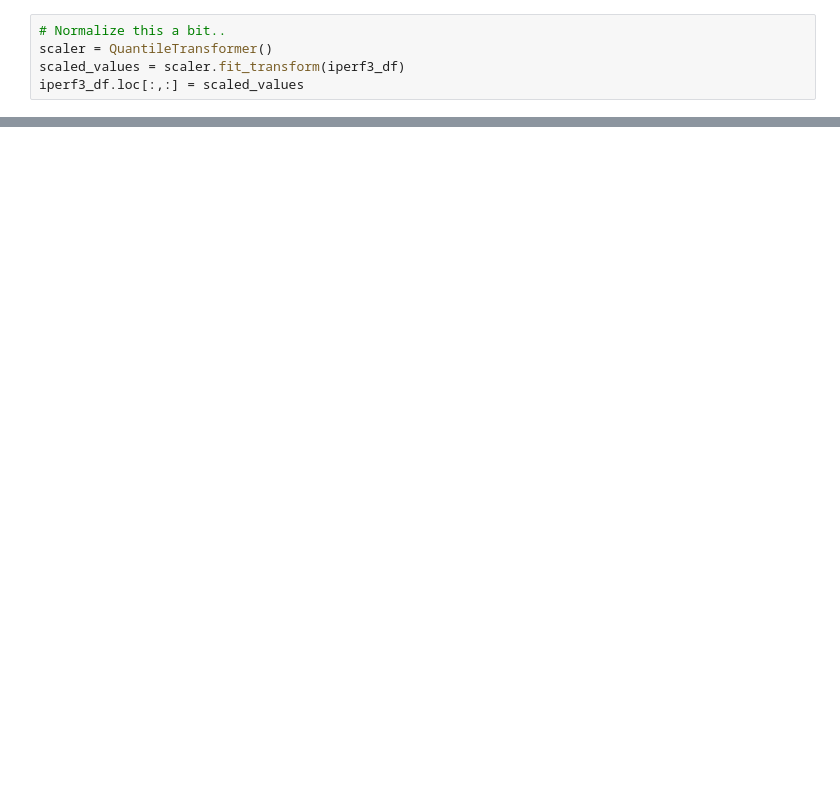
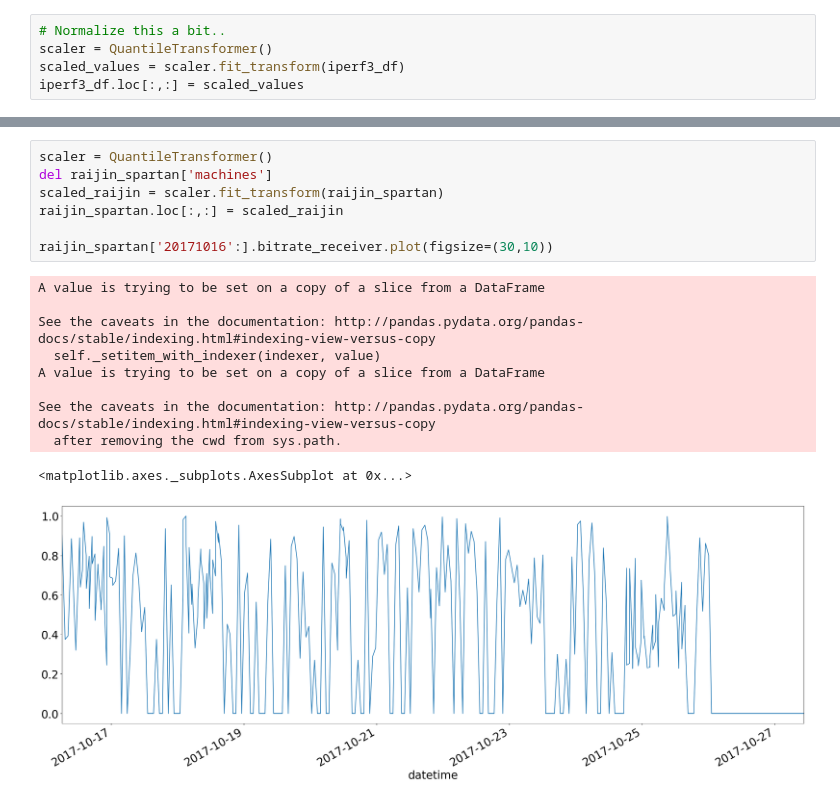
Before and after one commit to umccr/cloudcosts, a Jupyter notebook: iperf3_hpc_bitrates.ipynb, the cells around one changed output, grey strips where cells are left out. Cells and saved outputs as stored; diff of their text form; blank space fills up the shorter version.

```diff
--- a/iperf3_hpc_bitrates.ipynb
+++ b/iperf3_hpc_bitrates.ipynb
@@ -129,0 +190,18 @@ iperf3_df['20171016':].bitrate_receiver.plot(figsize=(30,10))
+# %%
+scaler = QuantileTransformer()
+del raijin_spartan['machines']
+scaled_raijin = scaler.fit_transform(raijin_spartan)
+raijin_spartan.loc[:,:] = scaled_raijin
+
+raijin_spartan['20171016':].bitrate_receiver.plot(figsize=(30,10))
+# %% [output]
+A value is trying to be set on a copy of a slice from a DataFrame
+
+See the caveats in the documentation: http://pandas.pydata.org/pandas-docs/stable/indexing.html#indexing-view-versus-copy
+  self._setitem_with_indexer(indexer, value)
+A value is trying to be set on a copy of a slice from a DataFrame
+
+See the caveats in the documentation: http://pandas.pydata.org/pandas-docs/stable/indexing.html#indexing-view-versus-copy
+  after removing the cwd from sys.path.
+<matplotlib.axes._subplots.AxesSubplot at 0x...>
+[figure, added]
```
Also changed, not shown: parts of 10 cells of this notebook, 1 other file.
